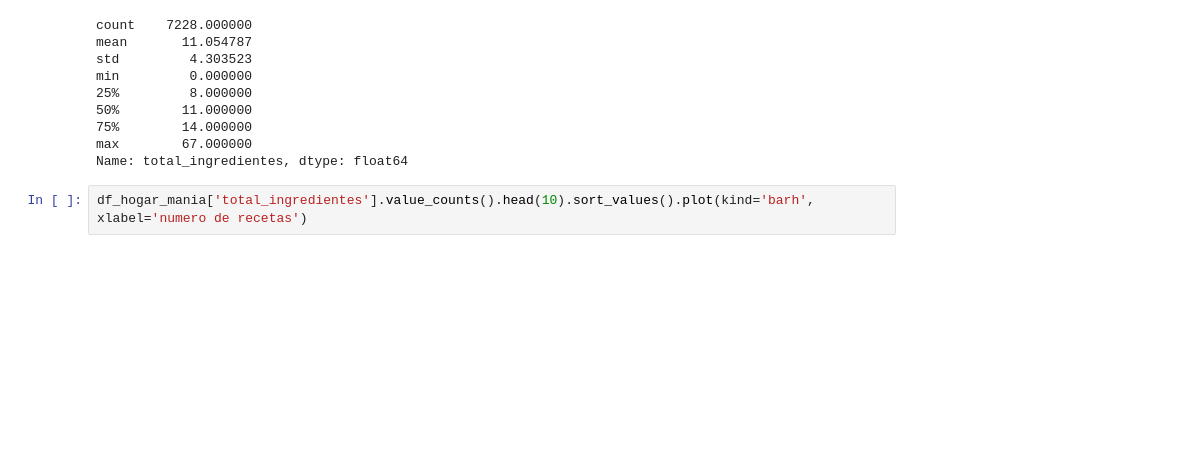
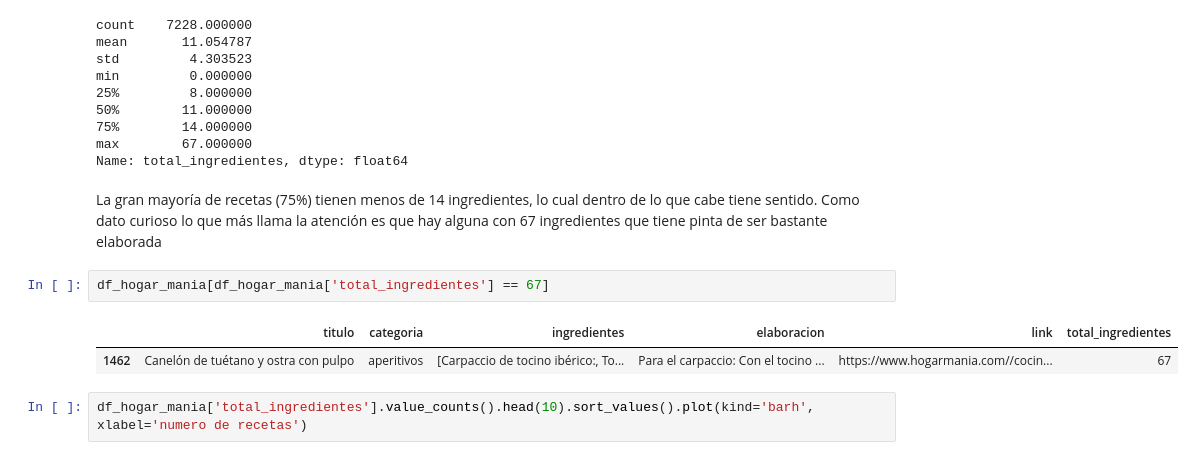
Before and after one commit to nikodyulger/lago-de-recetas, a Jupyter notebook: notebooks/exploracion.ipynb, the cells around one changed output. Saved outputs shown, nothing was run; the diff lists cells and outputs as text; blank space fills up the shorter version.

Commit message:
comentarios exploracion de datos

```diff
--- a/notebooks/exploracion.ipynb
+++ b/notebooks/exploracion.ipynb
@@ -111,6 +122,14 @@ min         0.000000
 75%        14.000000
 max        67.000000
 Name: total_ingredientes, dtype: float64
+# %% [markdown]
+La gran mayoría de recetas (75%) tienen menos de 14 ingredientes, lo cual dentro de lo que cabe tiene sentido.
+Como dato curioso lo que más llama la atención es que hay alguna con 67 ingredientes que tiene pinta de ser bastante elaborada
+# %%
+df_hogar_mania[df_hogar_mania['total_ingredientes'] == 67]
+# %% [output]
+|  | titulo | categoria | ingredientes | elaboracion | link | total_ingredientes |
+| 1462 | Canelón de tuétano y ostra con pulpo | aperitivos | [Carpaccio de tocino ibérico:, To... | Para el carpaccio: Con el tocino ... | https://www.hogarmania.com//cocin... | 67 |
 # %%
 df_hogar_mania['total_ingredientes'].value_counts().head(10).sort_values().plot(kind='barh', xlabel='numero de recetas')
 # %% [output]
```
Also changed, not shown: parts of 24 cells of this notebook.
